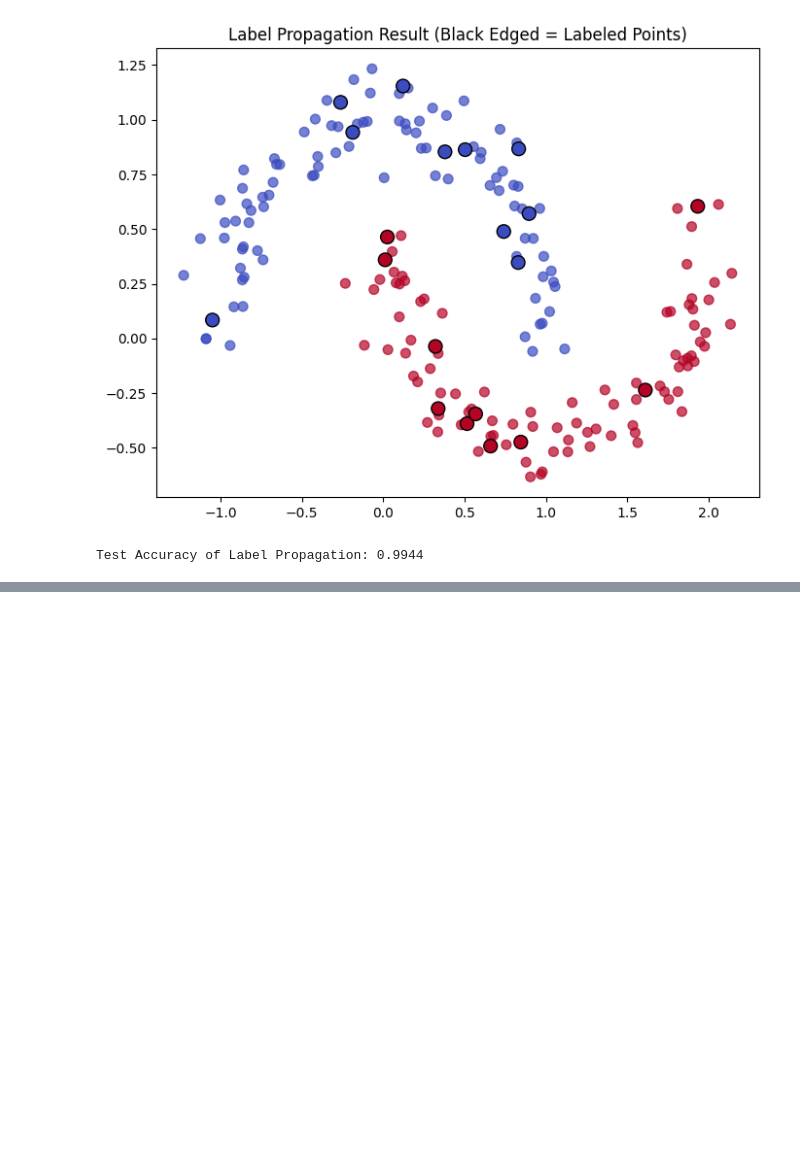
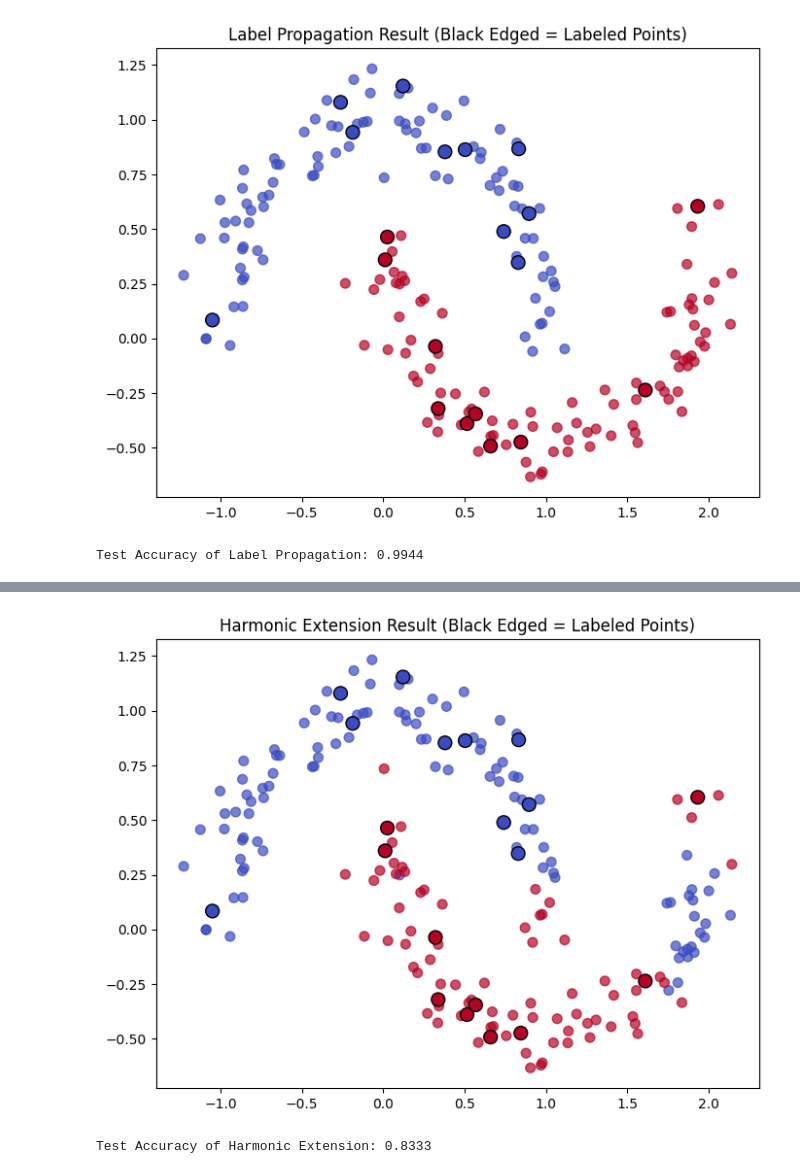
Before and after one commit to kaygun/MYZ309E, a Jupyter notebook: lectures/Lecture_15.ipynb, the cells around one changed output, grey strips where cells are left out. Cells and saved outputs as stored; diff of their text form; code cells hidden in the pictures; blank space fills up the shorter version.

Commit message:
Lecture 15 (Graph data) is added.

```diff
--- a/lectures/Lecture_15.ipynb
+++ b/lectures/Lecture_15.ipynb
@@ -893,0 +1053,3 @@ Test Accuracy of Label Propagation: 0.9944
+# %%
+# Convert to CSR format before subscriptable slicing
+laplacian = csgraph.laplacian(knn_graph, normed=False).tocsr()
@@ -893,0 +1081,5 @@ Test Accuracy of Label Propagation: 0.9944
+# %%
+# Split label vector into known and unknown
+f_known = labels[known_indices]
+L_uu = laplacian[unknown_indices, :][:, unknown_indices]
+L_ul = laplacian[unknown_indices, :][:, known_indices]
@@ -893,0 +1101,3 @@ Test Accuracy of Label Propagation: 0.9944
+# %%
+# Solve for unknown labels assuming f satisfies Lf = 0 on unknowns
+f_unknown, info = cg(L_uu, -L_ul @ f_known, rtol=1e-6)
@@ -893,0 +1117,4 @@ Test Accuracy of Label Propagation: 0.9944
+# %%
+# Reconstruct full label vector
+harmonic_labels = np.copy(labels)
+harmonic_labels[unknown_indices] = f_unknown > 0.5
@@ -893,0 +1135,15 @@ Test Accuracy of Label Propagation: 0.9944
+# %%
+# Visualization
+plt.figure(figsize=(8, 6))
+plt.scatter(X[:, 0], X[:, 1], c=harmonic_labels, cmap=plt.cm.coolwarm, s=50, alpha=0.7)
+plt.scatter(X_train[:, 0], X_train[:, 1], c=y_train, cmap=plt.cm.coolwarm, edgecolor='black', s=100, marker='o')
+plt.title("Harmonic Extension Result (Black Edged = Labeled Points)")
+plt.show()
+# %% [output]
+[figure, added]
+# %%
+# Accuracy
+harmonic_acc = accuracy_score(y[true_test_indices], harmonic_labels[true_test_indices])
+print(f"Test Accuracy of Harmonic Extension: {harmonic_acc:.4f}")
+# %% [output]
+Test Accuracy of Harmonic Extension: 0.8333
```
Also changed, not shown: parts of 9 cells of this notebook.
